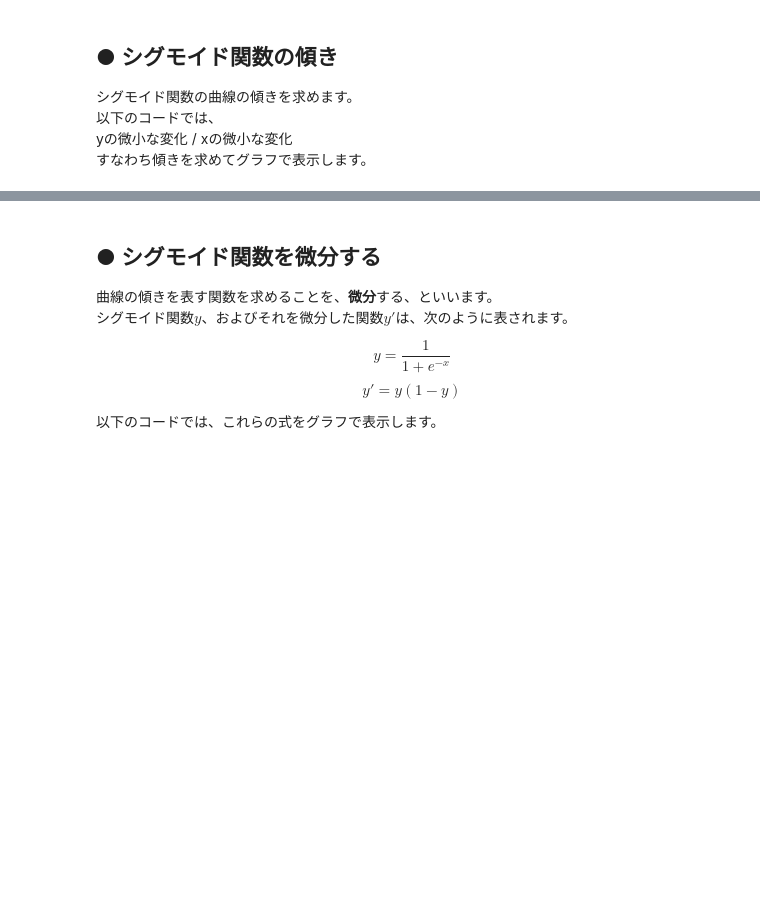
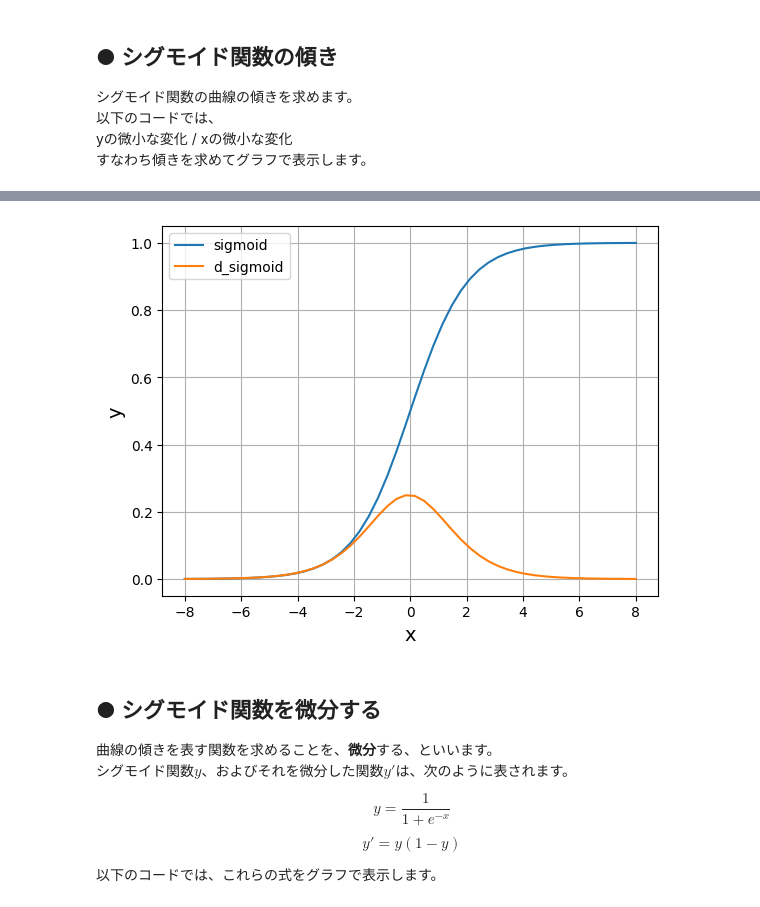
Before and after one commit to TXXXW-WQ/Google-Colab-tutorial, a Jupyter notebook: section_3/sigmoid.ipynb, the cells around one changed output, grey strips where cells are left out. Drawn from its saved outputs; the diff is of its cells as text; code cells hidden in the pictures; blank space fills up the shorter version.

```diff
--- a/section_3/sigmoid.ipynb
+++ b/section_3/sigmoid.ipynb
@@ -77,3 +70,30 @@ def sigmooid(x):
+# %%
+# コード練習用
+import numpy as np
+import matplotlib.pyplot as plt
+
+e = np.e
+
+def sigmoid(x):
+  s = 1 / (1 + e**-x)
+  return s
+
+dx = 0.1
+x = np.linspace(-8, 8)
+y_sig = sigmoid(x)
+
+y_d = (sigmoid(x+dx) - sigmoid(x)) / dx
+
+plt.plot(x, y_sig, label = "sigmoid")
+plt.plot(x, y_d, label = "d_sigmoid")
+plt.legend()
+
+plt.xlabel("x", size=14)
+plt.ylabel("y", size=14)
+plt.grid()
+plt.show()
+# %% [output]
+[figure, added]
 # %% [markdown]
 ## ● シグモイド関数を微分する
 曲線の傾きを表す関数を求めることを、**微分**する、といいます。
```
Also changed, not shown: parts of 3 cells of this notebook.
